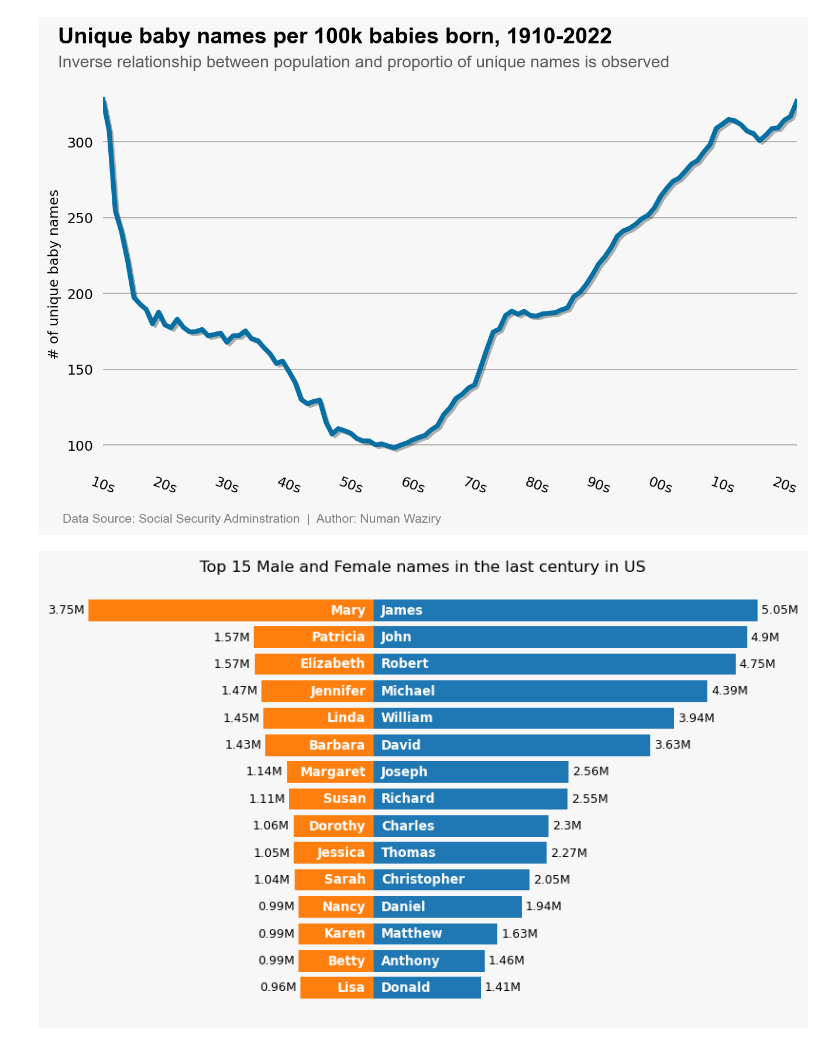
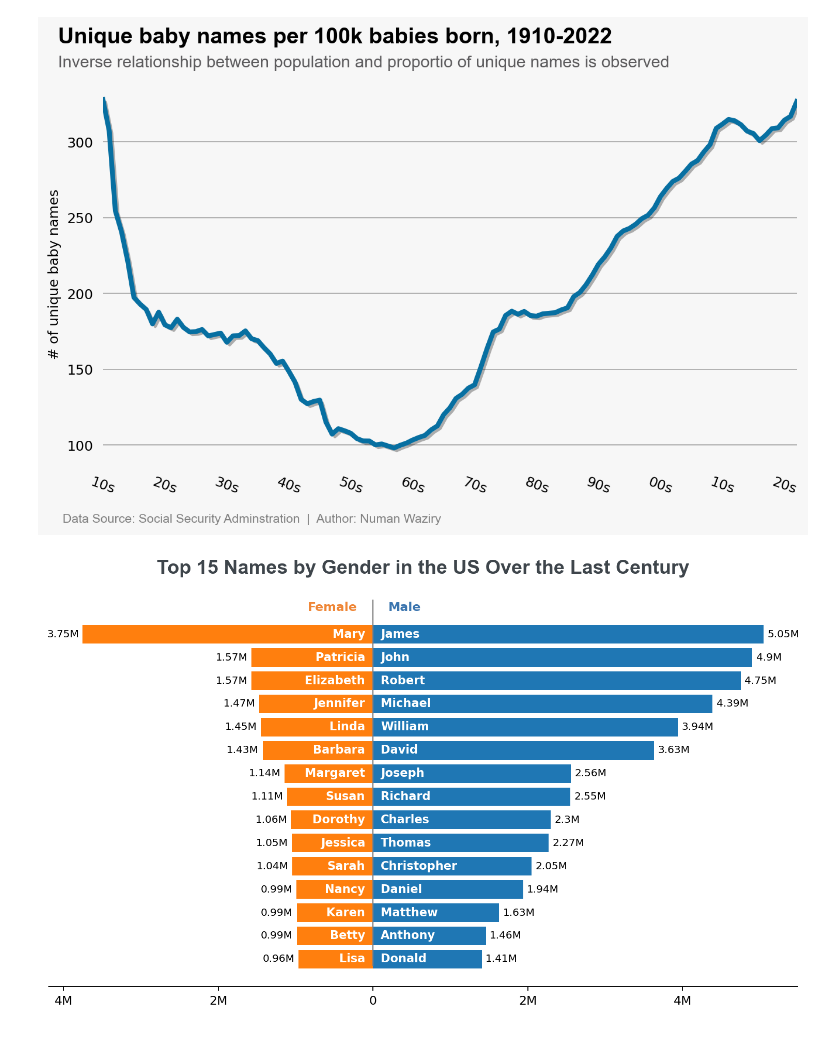
Before and after one commit to numanwaziri/NamingPatterns-Analysis, a Jupyter notebook: Analysis.ipynb, the cells around one changed output. Saved outputs shown, nothing was run; the diff lists cells and outputs as text; code cells hidden in the pictures.

```diff
--- a/Analysis.ipynb
+++ b/Analysis.ipynb
@@ -730,29 +730,36 @@ create_plot(df);
 top_10_boys = df[df['Gender'] == 'M'].groupby('Name').sum(numeric_only=True).nlargest(15,"Births").assign(Gender="Male")
 top_10_girls = df[df['Gender'] == 'F'].groupby('Name').sum(numeric_only=True).nlargest(15,"Births").mul(-1).assign(Gender="Female")
 top_10_names = pd.concat([top_10_boys, top_10_girls])
-# %%
-fig, ax = plt.subplots(figsize=(10,6),facecolor="#F7F7F7")
-ax.set_facecolor("None")
-ax = plt.barh(y=range(15),width=top_10_names.query("Gender=='Male'").Births)
-ax2=plt.barh(y=range(15),width=top_10_names.query("Gender=='Female'").Births)
-plt.gca().invert_yaxis()
-sns.despine(left=True,bottom=True)
-plt.tick_params(left=False,labelleft=False,bottom=False,labelbottom=False)
-
-# plt.grid(axis = "x", color="#A8BAC4", lw=1.2,alpha=0.7,zorder=0)
-
-for j, p in enumerate(ax.patches):
-            color = "white"
-            y = p.get_y()
-            plt.text(1e5, j , top_10_names.query("Gender=='Male'").index[j], va="center", color=color, size=9.5, weight='bold')
-            plt.text(p.get_width()+5e4, j , f'{round(p.get_width()/1e6,2)}M', va="center",ha="left", size=9)
-
-for j, p in enumerate(ax2.patches):
-            color = "white"
-            y = p.get_y()
-            plt.text(-1e5, j , top_10_names.query("Gender=='Female'").index[j], va="center",ha="right", color=color, size=9.5, weight='bold')
-            plt.text(p.get_width()-5e4, j , f'{round(-p.get_width()/1e6,2)}M', va="center",ha="right", size=9)
-
-plt.title("Top 15 Male and Female names in the last century in US");
-# %% [output]
-[figure, removed]
+# %%
+fig, ax = plt.subplots(figsize=(11,6), dpi=170)
+
+ax = plt.barh(y=range(15),width=top_10_names.query("Gender=='Male'").Births)
+ax2=plt.barh(y=range(15),width=top_10_names.query("Gender=='Female'").Births)
+plt.gca().invert_yaxis()
+sns.despine(left=True)
+plt.tick_params(left=False,labelleft=False,bottom=True,labelbottom=True)
+
+
+
+for j, p in enumerate(ax.patches):
+            color = "white"
+            y = p.get_y()
+            plt.text(1e5, j , top_10_names.query("Gender=='Male'").index[j], va="center", color=color, size=9.5, weight='bold')
+            plt.text(p.get_width()+5e4, j , f'{round(p.get_width()/1e6,2)}M', va="center",ha="left", size=8.5)
+
+for j, p in enumerate(ax2.patches):
+            color = "white"
+            y = p.get_y()
+            plt.text(-1e5, j , top_10_names.query("Gender=='Female'").index[j], va="center",ha="right", color=color, size=9.5, weight='bold')
+            plt.text(p.get_width()-5e4, j , f'{round(-p.get_width()/1e6,2)}M', va="center",ha="right", size=8.5)
+
+
+plt.vlines(0,-1.5,14.3,color="grey",lw = 1)
+
+plt.text(-2e5,-1,"Female", color = "#EF8636", ha="right",size=10,  weight='bold')
+plt.text(2e5,-1,"Male", color = "#3B75AF", ha="left",size=10,  weight='bold')
+
+plt.title("Top 15 Names by Gender in the US Over the Last Century",size=16,color="#3E454B",fontname="Arial",weight='bold')
+plt.gca().set_xticks(plt.gca().get_xticks()[1:-1],["4M","2M","0","2M","4M"]);
+# %% [output]
+[figure, added]
```
